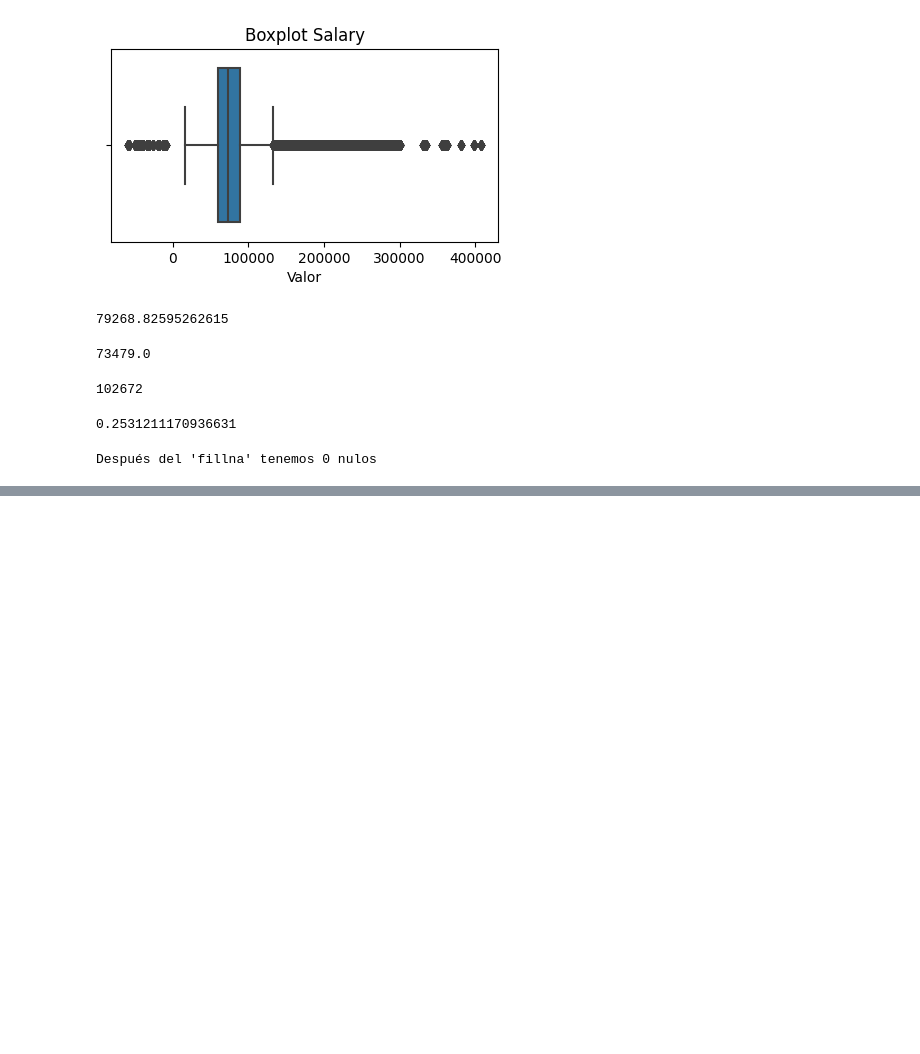
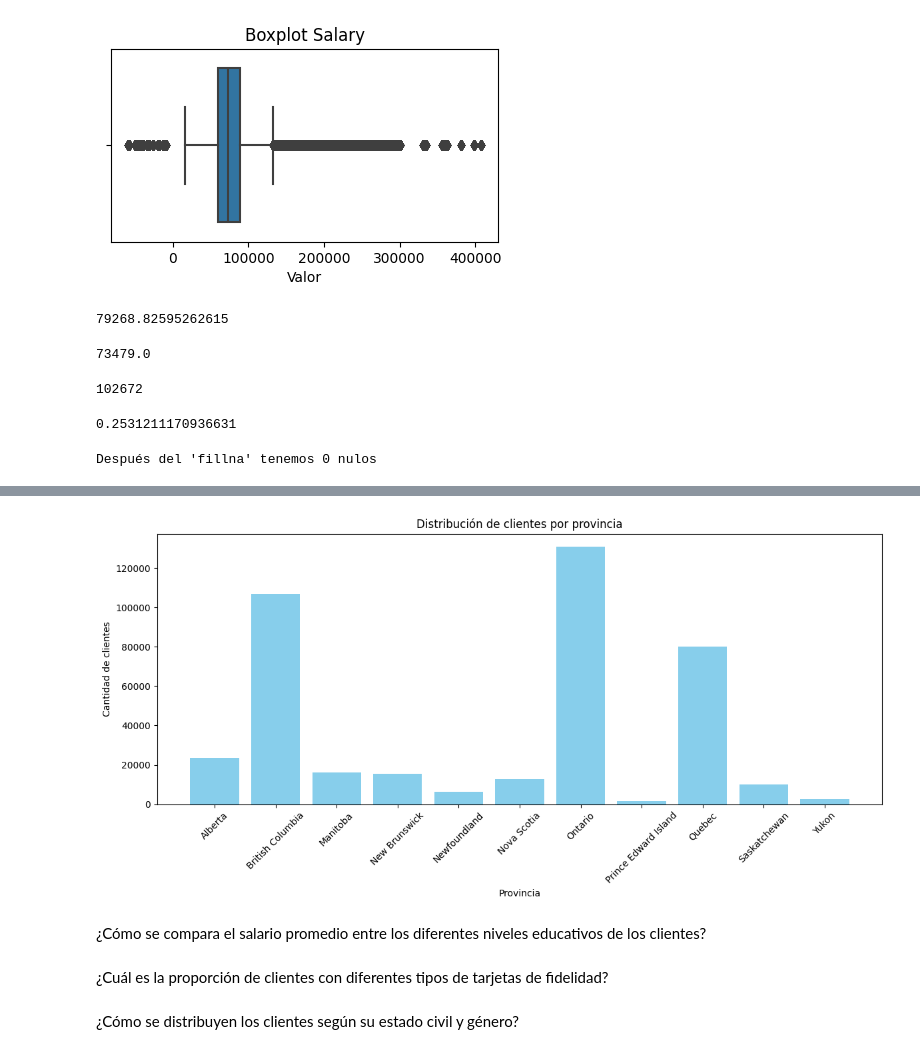
Before and after one commit to Adalab/bda-modulo-3-evaluacion-final-FrancaTortaroloo, a Jupyter notebook: Respuestas.ipynb, the cells around one changed output, grey strips where cells are left out. Cells and saved outputs as stored; diff of their text form; code cells hidden in the pictures; blank space fills up the shorter version.

```diff
--- a/Respuestas.ipynb
+++ b/Respuestas.ipynb
@@ -204,0 +314,5 @@ Después del 'fillna' tenemos 0 nulos
+# %%
+#Agrupar para facilitar la visualizacion
+
+grouped_df = merge.groupby('Province')['Loyalty Number'].count().reset_index()
+grouped_df
@@ -204,0 +332,24 @@ Después del 'fillna' tenemos 0 nulos
+# %%
+# Crear el gráfico de barras
+plt.figure(figsize=(12, 6))
+plt.bar(grouped_df['Province'], grouped_df['Loyalty Number'], color='skyblue')
+
+# Añadir títulos y etiquetas
+plt.title('Distribución de clientes por provincia')
+plt.xlabel('Provincia')
+plt.ylabel('Cantidad de clientes')
+
+# Mejorar la legibilidad de las etiquetas del eje x
+plt.xticks(rotation=45)
+
+# Mostrar el gráfico
+plt.tight_layout()
+plt.show()
+# %% [output]
+[figure, added]
+# %% [markdown]
+ ¿Cómo se compara el salario promedio entre los diferentes niveles educativos de los clientes?
+# %% [markdown]
+¿Cuál es la proporción de clientes con diferentes tipos de tarjetas de fidelidad?
+# %% [markdown]
+¿Cómo se distribuyen los clientes según su estado civil y género?
```
Also changed, not shown: parts of 13 cells of this notebook.
